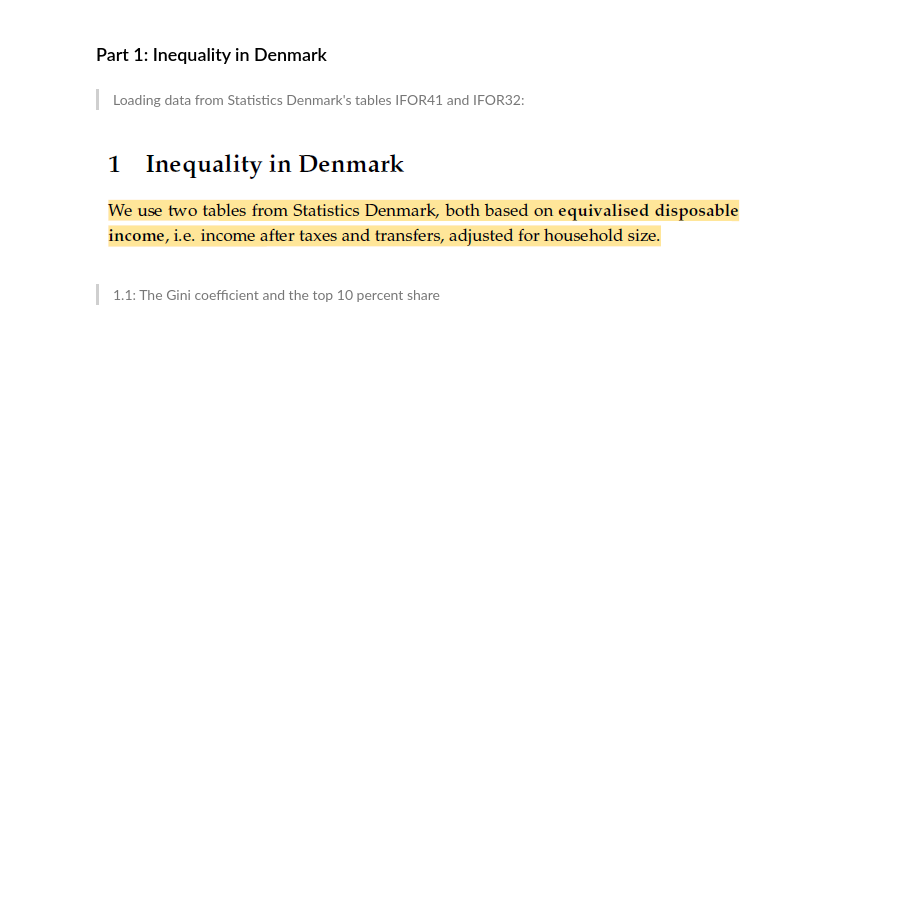
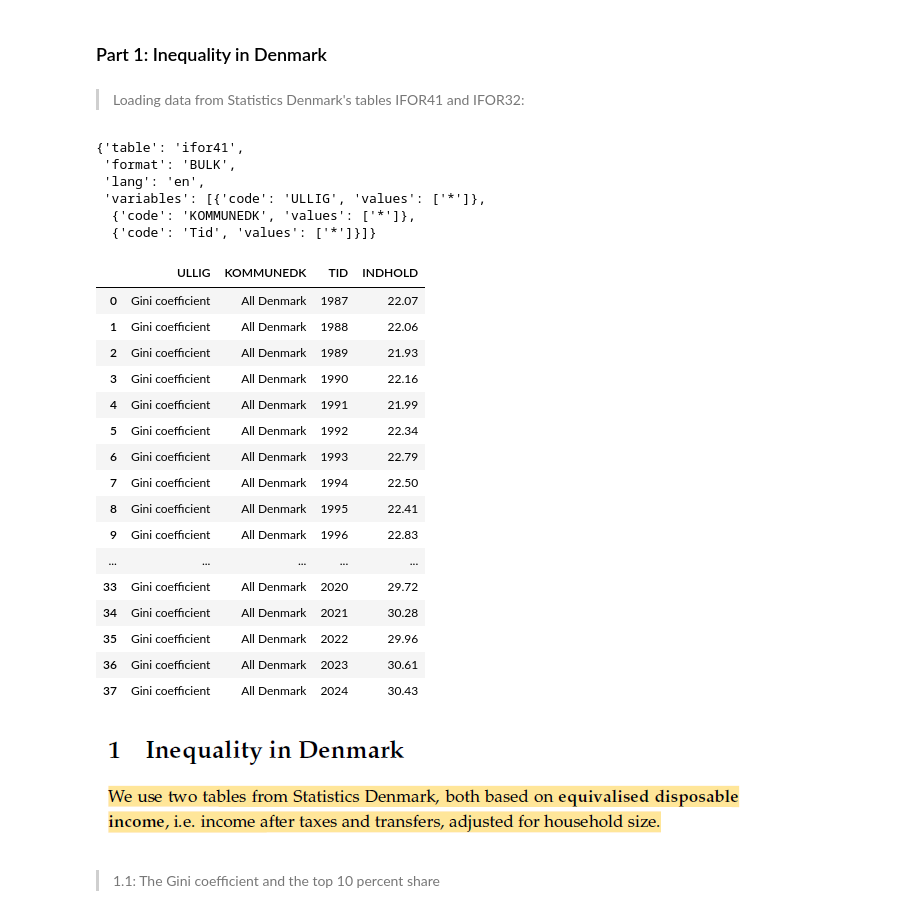
Before and after one commit to NumEconCopenhagen/projects-2025-xjc997, a Jupyter notebook: 01_dataproject/dataproject.ipynb, the cells around one changed output. Cells and saved outputs as stored; diff of their text form; code cells hidden in the pictures; blank space fills up the shorter version.

Commit message:
Setup of ifor41

```diff
--- a/01_dataproject/dataproject.ipynb
+++ b/01_dataproject/dataproject.ipynb
@@ -28,3 +25,63 @@ data = dataproject.load_data()
+# %%
+#data = dataproject.load_data()
+
+#to be put into .py:
+
+# Downloading tables data
+from dstapi import DstApi
+
+# IFOR41 setup
+ifor41_api = DstApi('IFOR41')
+params1 = ifor41_api._define_base_params(language='en')
+display(params1)
+
+params_41 = {
+    'table': 'ifor41',
+    'format': 'BULK',
+    'lang': 'en',
+    'variables': [
+        {'code': 'ULLIG', 'values': ['70']},
+        {'code': 'KOMMUNEDK', 'values': ['000']},
+        {'code': 'TID', 'values': ['*']}
+    ]
+}
+
+ifor41 = ifor41_api.get_data(params=params_41)
+
+ifor41_df = pd.DataFrame(ifor41)
+# Sorting by year
+ifor41_df['TID'] = pd.to_numeric(ifor41_df['TID'])
+ifor41_df = ifor41_df.sort_values(by='TID').reset_index(drop=True)
+
+display(ifor41_df)
+
+#IFOR32 setup
+#ifor32_api.tablesummary()
+#ifor32_api.variable_levels('ULLIG')
+# %% [output]
+{'table': 'ifor41',
+ 'format': 'BULK',
+ 'lang': 'en',
+ 'variables': [{'code': 'ULLIG', 'values': ['*']},
+  {'code': 'KOMMUNEDK', 'values': ['*']},
+  {'code': 'Tid', 'values': ['*']}]}
+|  | ULLIG | KOMMUNEDK | TID | INDHOLD |
+| 0 | Gini coefficient | All Denmark | 1987 | 22.07 |
+| 1 | Gini coefficient | All Denmark | 1988 | 22.06 |
+| 2 | Gini coefficient | All Denmark | 1989 | 21.93 |
+| 3 | Gini coefficient | All Denmark | 1990 | 22.16 |
+| 4 | Gini coefficient | All Denmark | 1991 | 21.99 |
+| 5 | Gini coefficient | All Denmark | 1992 | 22.34 |
+| 6 | Gini coefficient | All Denmark | 1993 | 22.79 |
+| 7 | Gini coefficient | All Denmark | 1994 | 22.50 |
+| 8 | Gini coefficient | All Denmark | 1995 | 22.41 |
+| 9 | Gini coefficient | All Denmark | 1996 | 22.83 |
+| ... | ... | ... | ... | ... |
+| 33 | Gini coefficient | All Denmark | 2020 | 29.72 |
+| 34 | Gini coefficient | All Denmark | 2021 | 30.28 |
+| 35 | Gini coefficient | All Denmark | 2022 | 29.96 |
+| 36 | Gini coefficient | All Denmark | 2023 | 30.61 |
+| 37 | Gini coefficient | All Denmark | 2024 | 30.43 |
 # %% [markdown]
 ![image.png](attachment:image.png)
 # %% [markdown]
```
Also changed, not shown: parts of 4 cells of this notebook.
